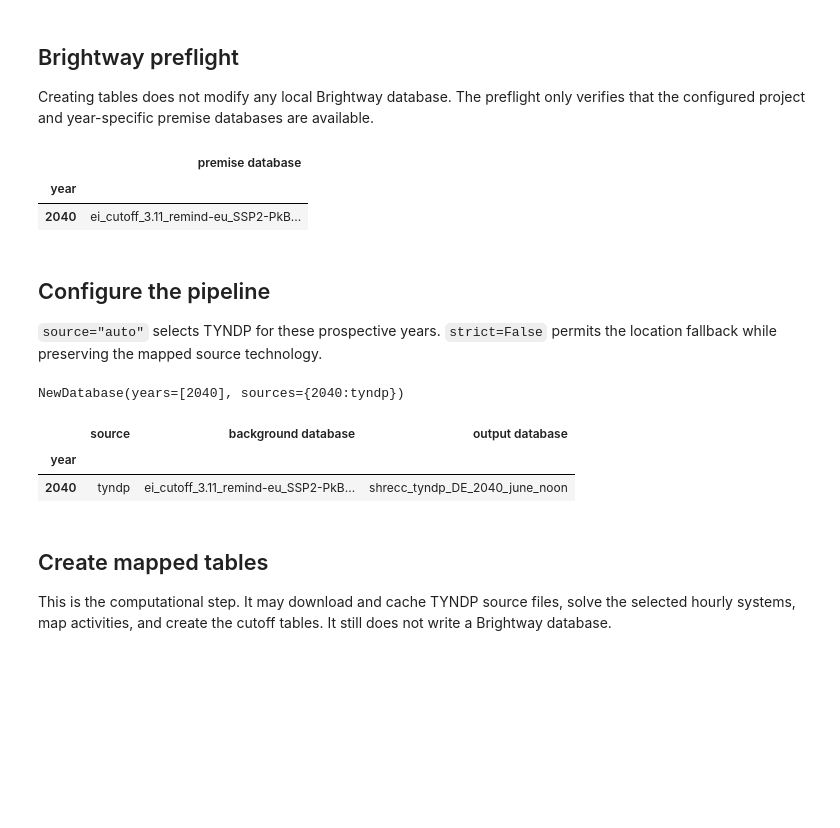
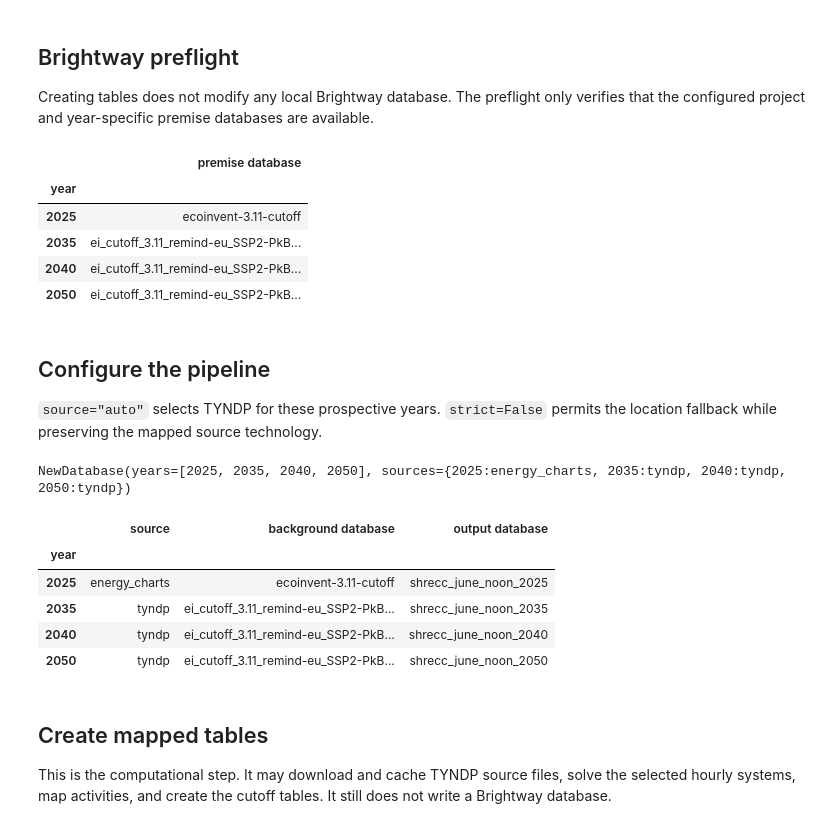
Before and after one commit to LIST-LUXEMBOURG/shrecc, a Jupyter notebook: docs/content/notebooks/2_shrecc_analysis.ipynb, the cells around one changed output. Cells and saved outputs as stored; diff of their text form; code cells hidden in the pictures; blank space fills up the shorter version.

```diff
--- a/docs/content/notebooks/2_shrecc_analysis.ipynb
+++ b/docs/content/notebooks/2_shrecc_analysis.ipynb
@@ -57,40 +64,44 @@ PREMISE_DATABASES = {
 
 Creating tables does not modify any local Brightway database. The preflight only verifies that the configured project and year-specific premise databases are available.
 # %%
-bd.projects.set_current(PROJECT_NAME)
+bd.projects.set_current(project_name)
 
-configured_backgrounds = {year: PREMISE_DATABASES[year] for year in YEARS}
+configured_backgrounds = {year: bg_db_name[year] for year in years}
 missing_backgrounds = {
     year: name
     for year, name in configured_backgrounds.items()
     if name not in bd.databases
 }
 if missing_backgrounds:
-    raise ValueError(f"Missing premise databases in {PROJECT_NAME!r}: {missing_backgrounds}")
+    raise ValueError(f"Missing premise databases in {project_name!r}: {missing_backgrounds}")
 
 # Display the databases against which each year will be mapped
 pd.Series(configured_backgrounds, name="premise database").rename_axis("year").to_frame()
 # %% [output]
 |  | premise database |
 | year |  |
+| 2025 | ecoinvent-3.11-cutoff |
+| 2035 | ei_cutoff_3.11_remind-eu_SSP2-PkB... |
 | 2040 | ei_cutoff_3.11_remind-eu_SSP2-PkB... |
+| 2050 | ei_cutoff_3.11_remind-eu_SSP2-PkB... |
 # %% [markdown]
 ## Configure the pipeline
 
 `source="auto"` selects TYNDP for these prospective years. `strict=False` permits the location fallback while preserving the mapped source technology.
 # %%
-# A lot of arguments here are optional, they are exposed here for transparency
-elec_noon_june_2040 = NewDatabase(
-    scenario=SCENARIO,
-    years=YEARS,
-    climate_year=CLIMATE_YEAR,
+# A lot of arguments here are optional, they are exposed for transparency
+
+elec_noon_june = NewDatabase(
+    scenario=scenario,
+    years=years,
+    climate_year=climate_year,
     bg_db_name=configured_backgrounds,
     iam="remind-eu",
-    my_db_name=OUTPUT_DATABASE_NAME,
-    countries=COUNTRIES,
-    time_range=TIME_RANGE,
-    hour_range=HOUR_RANGE,
-    project_name=PROJECT_NAME,
+    my_db_name=my_db_name,
+    countries=countries,
+    time_range=time_range,
+    hour_range=hour_range,
+    project_name=project_name,
     source="auto",
     cutoff=1e-3,
     include_cutoff=True,
@@ -102,21 +113,24 @@ elec_noon_june_2040 = NewDatabase(
     verbose=True,
 )
 
-elec_noon_june_2040
+elec_noon_june
 # %% [output]
-NewDatabase(years=[2040], sources={2040:tyndp})
+NewDatabase(years=[2025, 2035, 2040, 2050], sources={2025:energy_charts, 2035:tyndp, 2040:tyndp, 2050:tyndp})
 # %%
 pd.DataFrame(
     {
-        "source": elec_noon_june_2040.sources,
-        "background database": elec_noon_june_2040.background_databases,
-        "output database": elec_noon_june_2040.database_names,
+        "source": elec_noon_june.sources,
+        "background database": elec_noon_june.background_databases,
+        "output database": elec_noon_june.database_names,
     }
 ).rename_axis("year")
 # %% [output]
 |  | source | background database | output database |
 | year |  |  |  |
-| 2040 | tyndp | ei_cutoff_3.11_remind-eu_SSP2-PkB... | shrecc_tyndp_DE_2040_june_noon |
+| 2025 | energy_charts | ecoinvent-3.11-cutoff | shrecc_june_noon_2025 |
+| 2035 | tyndp | ei_cutoff_3.11_remind-eu_SSP2-PkB... | shrecc_june_noon_2035 |
+| 2040 | tyndp | ei_cutoff_3.11_remind-eu_SSP2-PkB... | shrecc_june_noon_2040 |
+| 2050 | tyndp | ei_cutoff_3.11_remind-eu_SSP2-PkB... | shrecc_june_noon_2050 |
 # %% [markdown]
 ## Create mapped tables
 
```
Also changed, not shown: parts of 25 cells of this notebook, 11 other files.
